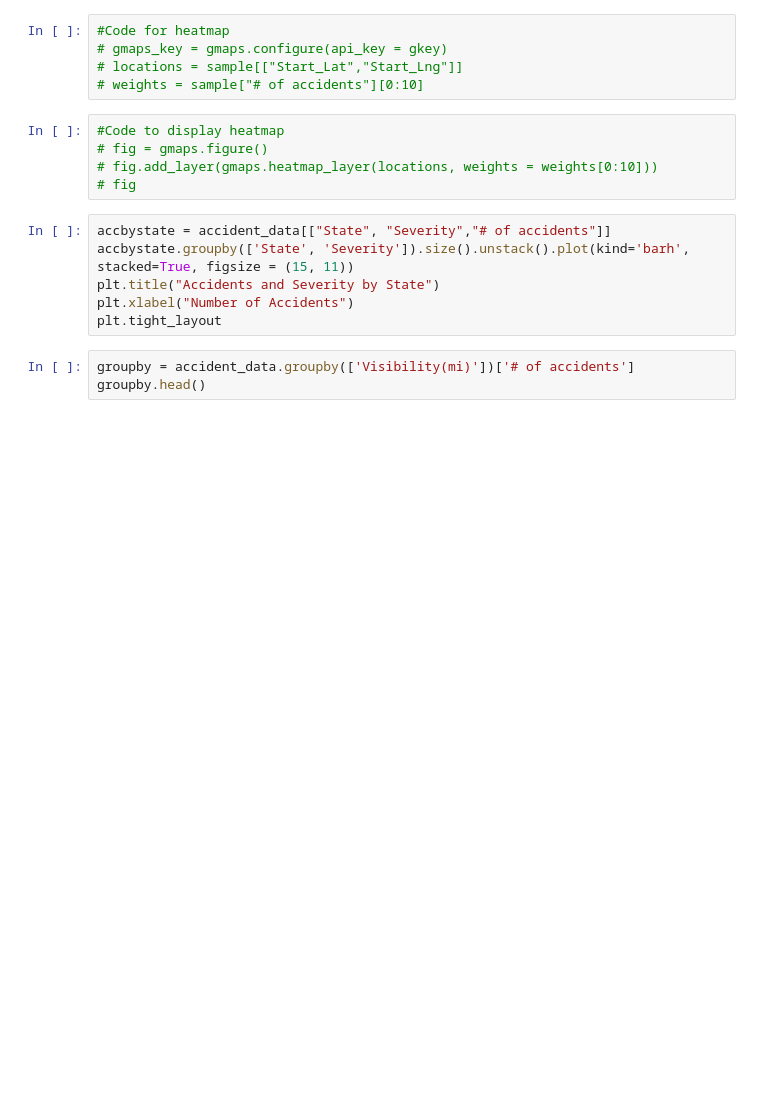
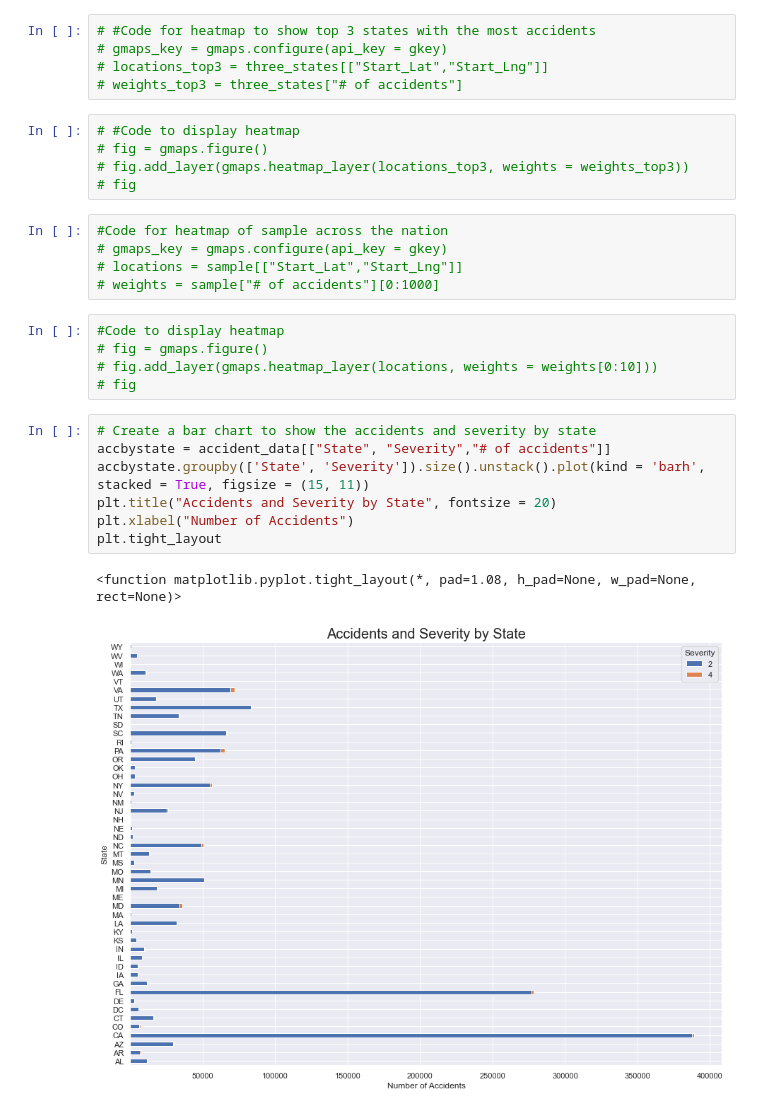
Before and after one commit to jonkwiatkowski/US-Traffic-Accident-Analysis, a Jupyter notebook: Analysis.ipynb, the cells around one changed output. Cells and saved outputs as stored; diff of their text form; blank space fills up the shorter version.

```diff
--- a/Analysis.ipynb
+++ b/Analysis.ipynb
@@ -60,19 +213,30 @@ plt.ylabel("Latitude")
+# %%
+# #Code for heatmap to show top 3 states with the most accidents
+# gmaps_key = gmaps.configure(api_key = gkey)
+# locations_top3 = three_states[["Start_Lat","Start_Lng"]]
+# weights_top3 = three_states["# of accidents"]
+# %%
+# #Code to display heatmap
+# fig = gmaps.figure()
+# fig.add_layer(gmaps.heatmap_layer(locations_top3, weights = weights_top3))
+# fig
 # %%
-#Code for heatmap
+#Code for heatmap of sample across the nation
 # gmaps_key = gmaps.configure(api_key = gkey)
 # locations = sample[["Start_Lat","Start_Lng"]]
-# weights = sample["# of accidents"][0:10]
+# weights = sample["# of accidents"][0:1000]
 # %%
 #Code to display heatmap
 # fig = gmaps.figure()
 # fig.add_layer(gmaps.heatmap_layer(locations, weights = weights[0:10]))
 # fig
 # %%
+# Create a bar chart to show the accidents and severity by state
 accbystate = accident_data[["State", "Severity","# of accidents"]]
-accbystate.groupby(['State', 'Severity']).size().unstack().plot(kind='barh', stacked=True, figsize = (15, 11))
-plt.title("Accidents and Severity by State")
+accbystate.groupby(['State', 'Severity']).size().unstack().plot(kind = 'barh', stacked = True, figsize = (15, 11))
+plt.title("Accidents and Severity by State", fontsize = 20)
 plt.xlabel("Number of Accidents")
 plt.tight_layout
+# %% [output]
+<function matplotlib.pyplot.tight_layout(*, pad=1.08, h_pad=None, w_pad=None, rect=None)>
+[figure, added]
-# %%
-groupby = accident_data.groupby(['Visibility(mi)'])['# of accidents']
-groupby.head()
```
Also changed, not shown: parts of 39 cells of this notebook, 3 other files.
